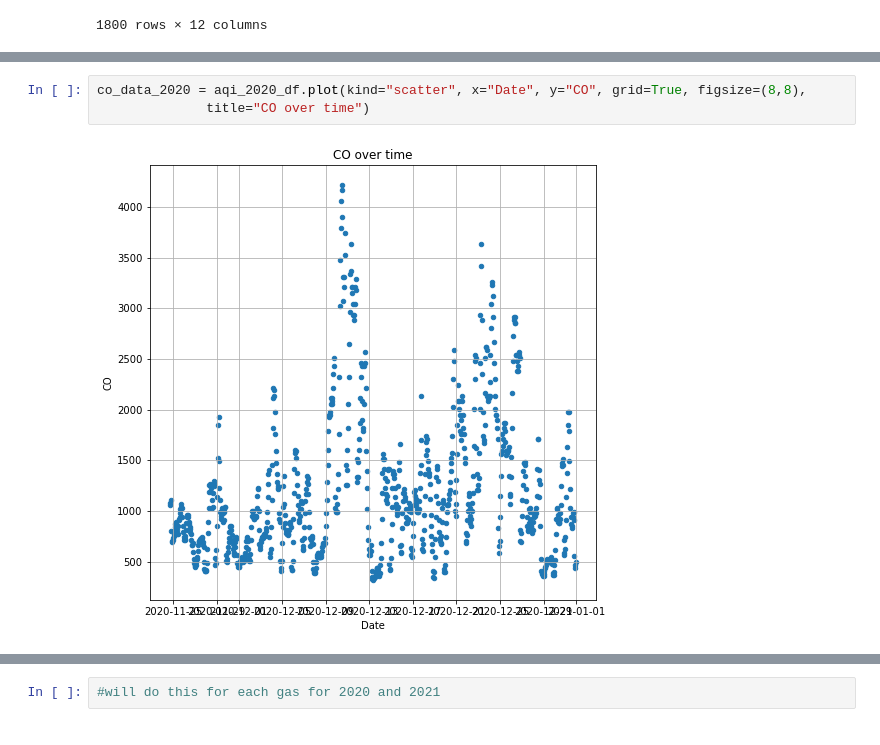
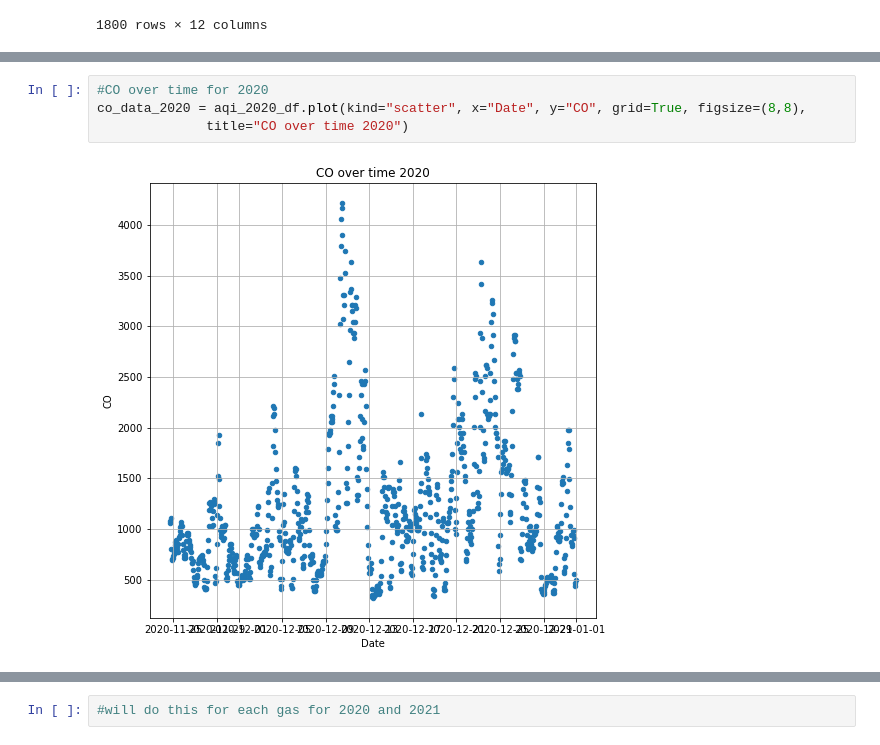
Before and after one commit to admngz/project-one, a Jupyter notebook: k_aqi_project.ipynb, the cells around one changed output, grey strips where cells are left out. Saved outputs shown, nothing was run; the diff lists cells and outputs as text.

```diff
--- a/k_aqi_project.ipynb
+++ b/k_aqi_project.ipynb
@@ -132,5 +132,6 @@ aqi_2020_df
 # %%
+#CO over time for 2020
 co_data_2020 = aqi_2020_df.plot(kind="scatter", x="Date", y="CO", grid=True, figsize=(8,8),
-              title="CO over time")
+              title="CO over time 2020")
 # %% [output]
-[figure, old version]
+[figure, new version]
```
Also changed, not shown: parts of 15 cells of this notebook.
